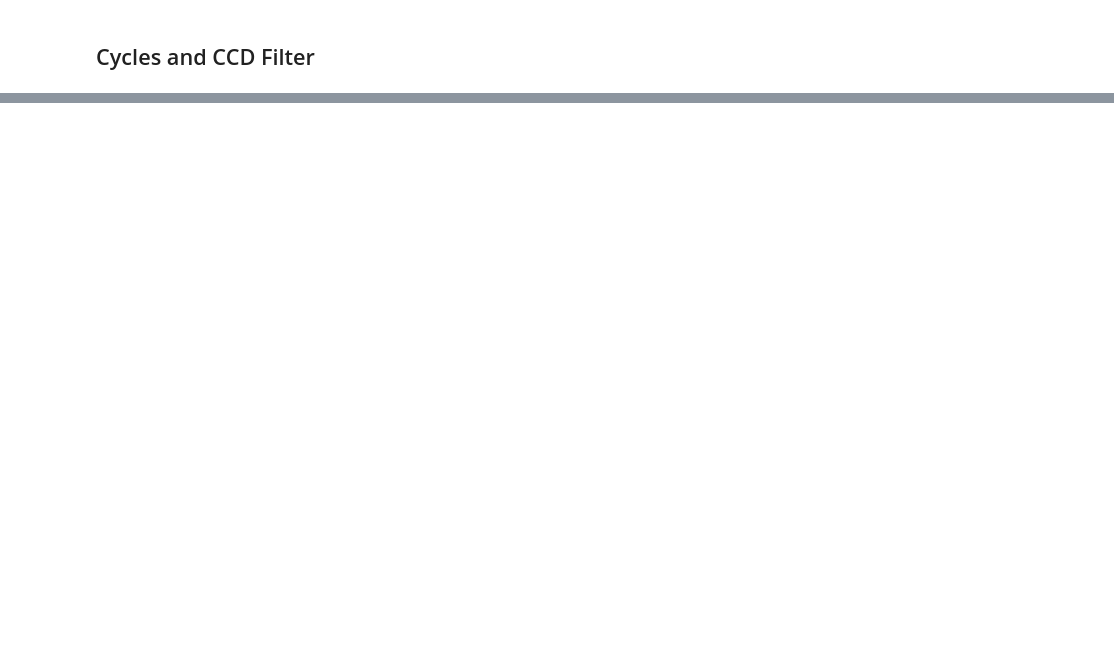
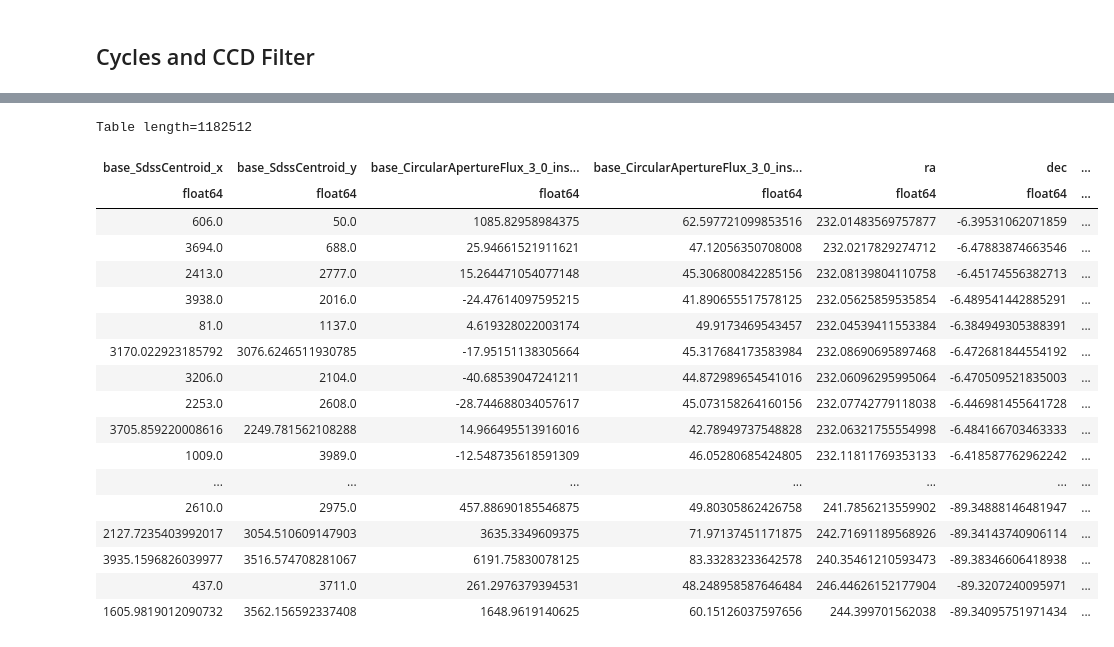
Before and after one commit to estevesjh/ComScratchStuff, a Jupyter notebook: AuxTel/sourceDetection/quickLookPlots.ipynb, the cells around one changed output, grey strips where cells are left out. Saved outputs shown, nothing was run; the diff lists cells and outputs as text; code cells hidden in the pictures; blank space fills up the shorter version.

```diff
--- a/AuxTel/sourceDetection/quickLookPlots.ipynb
+++ b/AuxTel/sourceDetection/quickLookPlots.ipynb
@@ -234,0 +288,22 @@ plt.savefig('auxtel_detection_rate_cycle_filters_preliminary.png',facecolor='w',
+# %%
+table
+# %% [output]
+Table length=1182512
+| base_SdssCentroid_x | base_SdssCentroid_y | base_CircularApertureFlux_3_0_ins... | base_CircularApertureFlux_3_0_ins... | ra | dec | ... |
+| float64 | float64 | float64 | float64 | float64 | float64 | ... |
+| 606.0 | 50.0 | 1085.82958984375 | 62.597721099853516 | 232.01483569757877 | -6.39531062071859 | ... |
+| 3694.0 | 688.0 | 25.94661521911621 | 47.12056350708008 | 232.0217829274712 | -6.47883874663546 | ... |
+| 2413.0 | 2777.0 | 15.264471054077148 | 45.306800842285156 | 232.08139804110758 | -6.45174556382713 | ... |
+| 3938.0 | 2016.0 | -24.47614097595215 | 41.890655517578125 | 232.05625859535854 | -6.489541442885291 | ... |
+| 81.0 | 1137.0 | 4.619328022003174 | 49.9173469543457 | 232.04539411553384 | -6.384949305388391 | ... |
+| 3170.022923185792 | 3076.6246511930785 | -17.95151138305664 | 45.317684173583984 | 232.08690695897468 | -6.472681844554192 | ... |
+| 3206.0 | 2104.0 | -40.68539047241211 | 44.872989654541016 | 232.06096295995064 | -6.470509521835003 | ... |
+| 2253.0 | 2608.0 | -28.744688034057617 | 45.073158264160156 | 232.07742779118038 | -6.446981455641728 | ... |
+| 3705.859220008616 | 2249.781562108288 | 14.966495513916016 | 42.78949737548828 | 232.06321755554998 | -6.484166703463333 | ... |
+| 1009.0 | 3989.0 | -12.548735618591309 | 46.05280685424805 | 232.11811769353133 | -6.418587762962242 | ... |
+| ... | ... | ... | ... | ... | ... | ... |
+| 2610.0 | 2975.0 | 457.88690185546875 | 49.80305862426758 | 241.7856213559902 | -89.34888146481947 | ... |
+| 2127.7235403992017 | 3054.510609147903 | 3635.3349609375 | 71.97137451171875 | 242.71691189568926 | -89.34143740906114 | ... |
+| 3935.1596826039977 | 3516.574708281067 | 6191.75830078125 | 83.33283233642578 | 240.35461210593473 | -89.38346606418938 | ... |
+| 437.0 | 3711.0 | 261.2976379394531 | 48.248958587646484 | 246.44626152177904 | -89.3207240095971 | ... |
+| 1605.9819012090732 | 3562.156592337408 | 1648.9619140625 | 60.15126037597656 | 244.399701562038 | -89.34095751971434 | ... |
```
Also changed, not shown: parts of 36 cells of this notebook, 17 other files.
